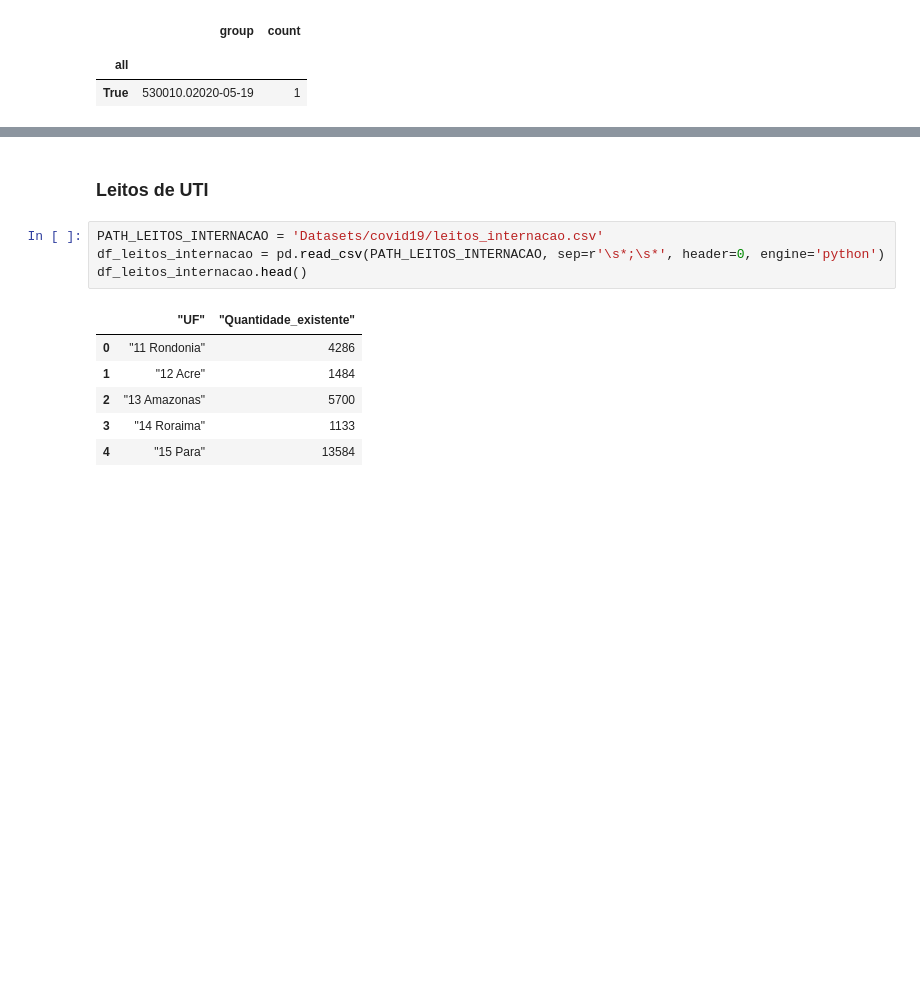
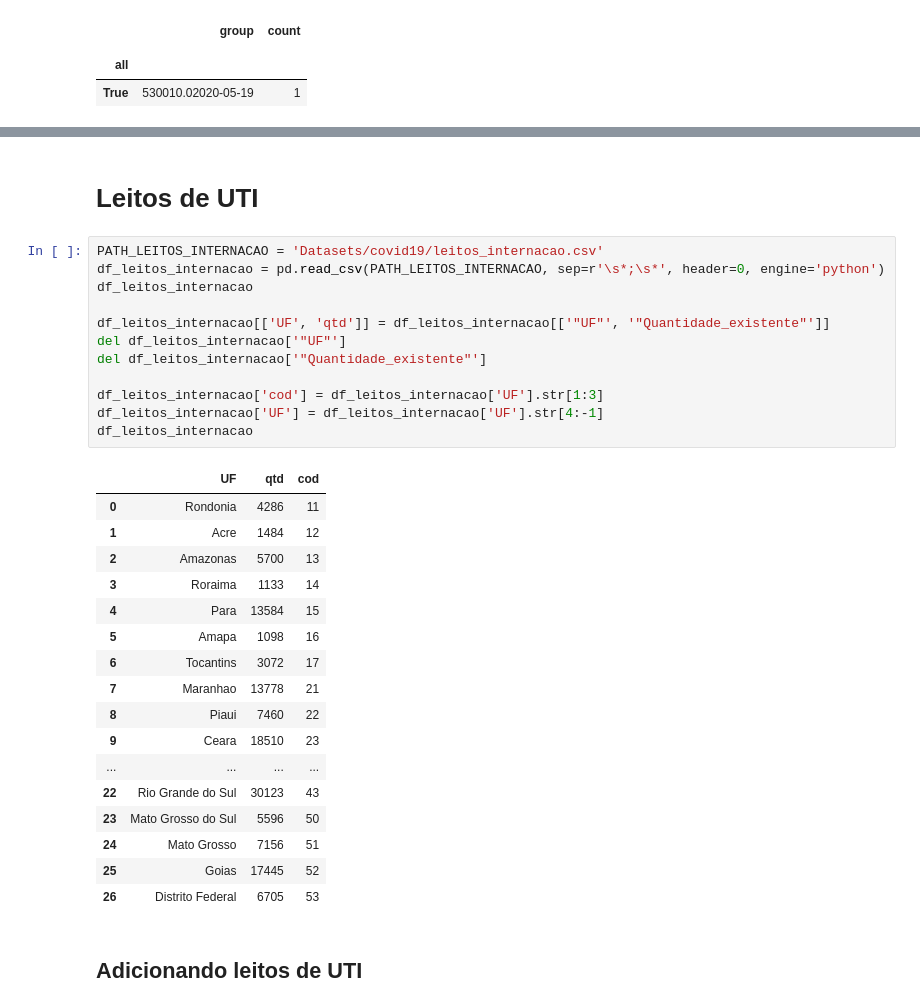
Before and after one commit to LucaDillenburg/Data-Analytics-Covid, a Jupyter notebook: main.ipynb, the cells around one changed output, grey strips where cells are left out. Saved outputs shown, nothing was run; the diff lists cells and outputs as text; blank space fills up the shorter version.

```diff
--- a/main.ipynb
+++ b/main.ipynb
@@ -522,13 +671,34 @@ df_total_acumulados.groupby('all').sum()
 # %% [markdown]
-### Leitos de UTI
+# Leitos de UTI
 # %%
 PATH_LEITOS_INTERNACAO = 'Datasets/covid19/leitos_internacao.csv'
 df_leitos_internacao = pd.read_csv(PATH_LEITOS_INTERNACAO, sep=r'\s*;\s*', header=0, engine='python')
-df_leitos_internacao.head()
+df_leitos_internacao
+
+df_leitos_internacao[['UF', 'qtd']] = df_leitos_internacao[['"UF"', '"Quantidade_existente"']]
+del df_leitos_internacao['"UF"']
+del df_leitos_internacao['"Quantidade_existente"']
+
+df_leitos_internacao['cod'] = df_leitos_internacao['UF'].str[1:3]
+df_leitos_internacao['UF'] = df_leitos_internacao['UF'].str[4:-1]
+df_leitos_internacao
 # %% [output]
-|  | "UF" | "Quantidade_existente" |
-| 0 | "11 Rondonia" | 4286 |
-| 1 | "12 Acre" | 1484 |
-| 2 | "13 Amazonas" | 5700 |
-| 3 | "14 Roraima" | 1133 |
-| 4 | "15 Para" | 13584 |
+|  | UF | qtd | cod |
+| 0 | Rondonia | 4286 | 11 |
+| 1 | Acre | 1484 | 12 |
+| 2 | Amazonas | 5700 | 13 |
+| 3 | Roraima | 1133 | 14 |
+| 4 | Para | 13584 | 15 |
+| 5 | Amapa | 1098 | 16 |
+| 6 | Tocantins | 3072 | 17 |
+| 7 | Maranhao | 13778 | 21 |
+| 8 | Piaui | 7460 | 22 |
+| 9 | Ceara | 18510 | 23 |
+| ... | ... | ... | ... |
+| 22 | Rio Grande do Sul | 30123 | 43 |
+| 23 | Mato Grosso do Sul | 5596 | 50 |
+| 24 | Mato Grosso | 7156 | 51 |
+| 25 | Goias | 17445 | 52 |
+| 26 | Distrito Federal | 6705 | 53 |
+# %% [markdown]
+## Adicionando leitos de UTI
```
Also changed, not shown: parts of 43 cells of this notebook.
